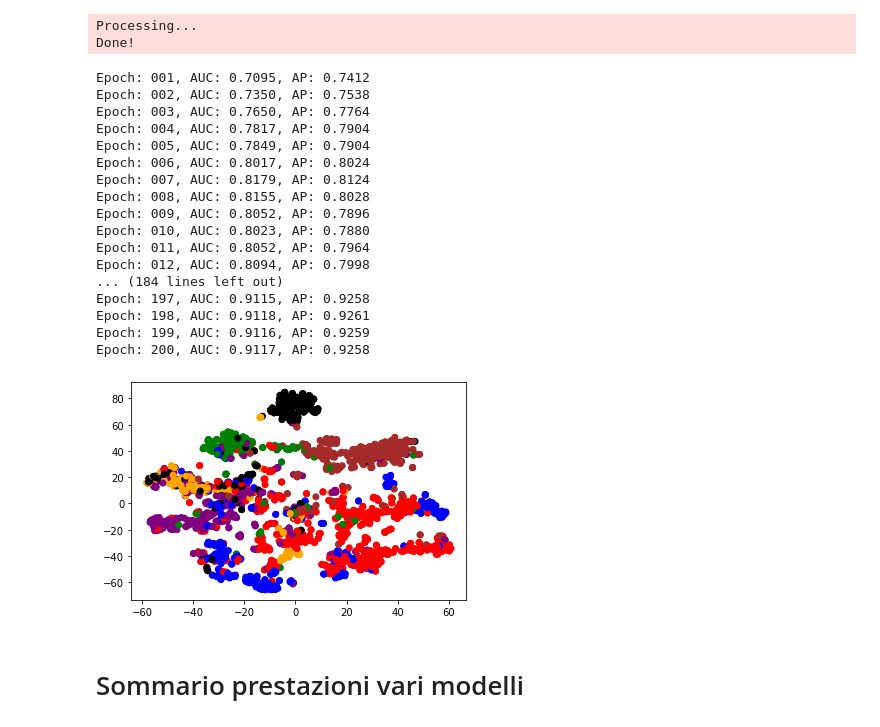
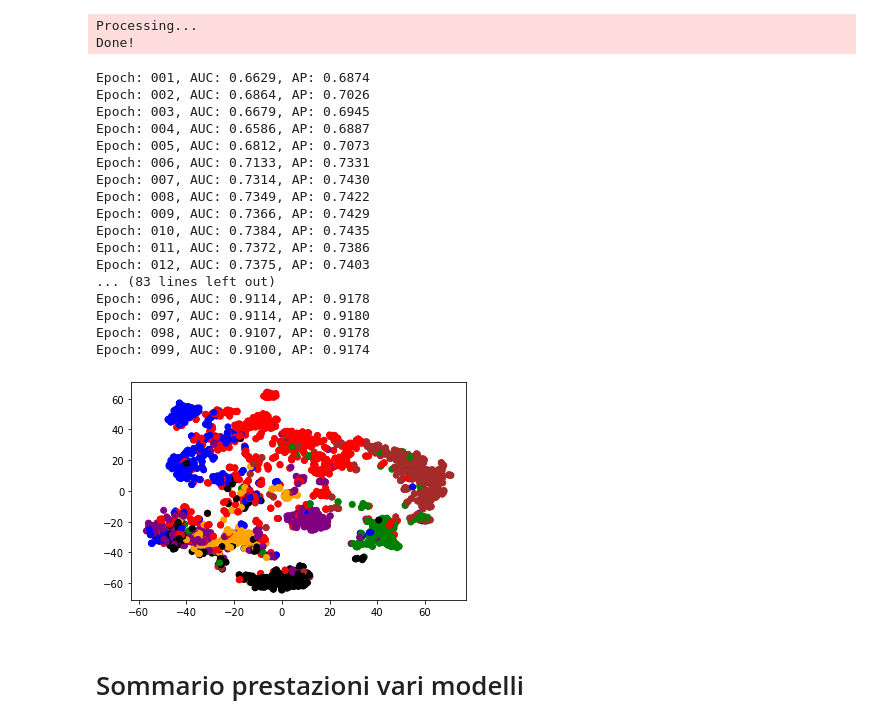
Before and after one commit to naddi96/progetto-ML, a Jupyter notebook: ProgettoMl.ipynb, the cells around one changed output. Drawn from its saved outputs; the diff is of its cells as text; code cells hidden in the pictures.

Commit message:
aggiunti risultati ricalcolati con embeddings GAE

```diff
--- a/ProgettoMl.ipynb
+++ b/ProgettoMl.ipynb
@@ -1081,7 +1083,7 @@ def test(pos_edge_index, neg_edge_index):
 
 x, train_pos_edge_index = randomSplit_links.x.to(dev), randomSplit_links.train_pos_edge_index.to(dev)
 optimizer = torch.optim.Adam(model.parameters(), lr=0.01)
-for epoch in range(1, 201):
+for epoch in range(1, 100):
     model.train()
     optimizer.zero_grad()
     z = model.encode(x, train_pos_edge_index)
@@ -1091,30 +1093,30 @@ for epoch in range(1, 201):
     auc, ap = test(data.test_pos_edge_index, data.test_neg_edge_index)
     print('Epoch: {:03d}, AUC: {:.4f}, AP: {:.4f}'.format(epoch, auc, ap))
 # %% [output]
-Epoch: 001, AUC: 0.7095, AP: 0.7412
-Epoch: 002, AUC: 0.7350, AP: 0.7538
-Epoch: 003, AUC: 0.7650, AP: 0.7764
-Epoch: 004, AUC: 0.7817, AP: 0.7904
-Epoch: 005, AUC: 0.7849, AP: 0.7904
-Epoch: 006, AUC: 0.8017, AP: 0.8024
-Epoch: 007, AUC: 0.8179, AP: 0.8124
-Epoch: 008, AUC: 0.8155, AP: 0.8028
-Epoch: 009, AUC: 0.8052, AP: 0.7896
-Epoch: 010, AUC: 0.8023, AP: 0.7880
-Epoch: 011, AUC: 0.8052, AP: 0.7964
-Epoch: 012, AUC: 0.8094, AP: 0.7998
-... (184 lines left out)
-Epoch: 197, AUC: 0.9115, AP: 0.9258
-Epoch: 198, AUC: 0.9118, AP: 0.9261
-Epoch: 199, AUC: 0.9116, AP: 0.9259
-Epoch: 200, AUC: 0.9117, AP: 0.9258
+Epoch: 001, AUC: 0.6629, AP: 0.6874
+Epoch: 002, AUC: 0.6864, AP: 0.7026
+Epoch: 003, AUC: 0.6679, AP: 0.6945
+Epoch: 004, AUC: 0.6586, AP: 0.6887
+Epoch: 005, AUC: 0.6812, AP: 0.7073
+Epoch: 006, AUC: 0.7133, AP: 0.7331
+Epoch: 007, AUC: 0.7314, AP: 0.7430
+Epoch: 008, AUC: 0.7349, AP: 0.7422
+Epoch: 009, AUC: 0.7366, AP: 0.7429
+Epoch: 010, AUC: 0.7384, AP: 0.7435
+Epoch: 011, AUC: 0.7372, AP: 0.7386
+Epoch: 012, AUC: 0.7375, AP: 0.7403
+... (83 lines left out)
+Epoch: 096, AUC: 0.9114, AP: 0.9178
+Epoch: 097, AUC: 0.9114, AP: 0.9180
+Epoch: 098, AUC: 0.9107, AP: 0.9178
+Epoch: 099, AUC: 0.9100, AP: 0.9174
 # %%
 model.eval()
-z = model.encode(x, train_pos_edge_index)
-xs,ys=compute_TSNE(z.cpu())
+embeddings_auto_encoders = model.encode(x, train_pos_edge_index)
+xs,ys=compute_TSNE(embeddings_auto_encoders.cpu())
 plot_embeddings(xs,ys,labels.cpu())
 # %% [output]
-[figure, old version]
+[figure, new version]
 # %% [markdown]
 # Sommario prestazioni vari modelli
 # %% [markdown]
```
Also changed, not shown: parts of 18 cells of this notebook, 2 other files.
